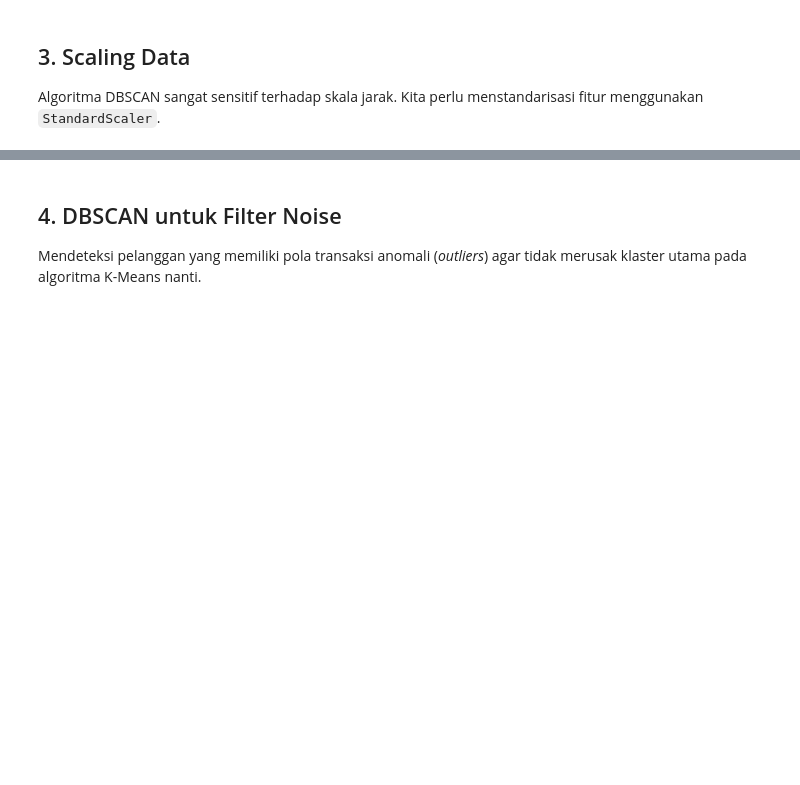
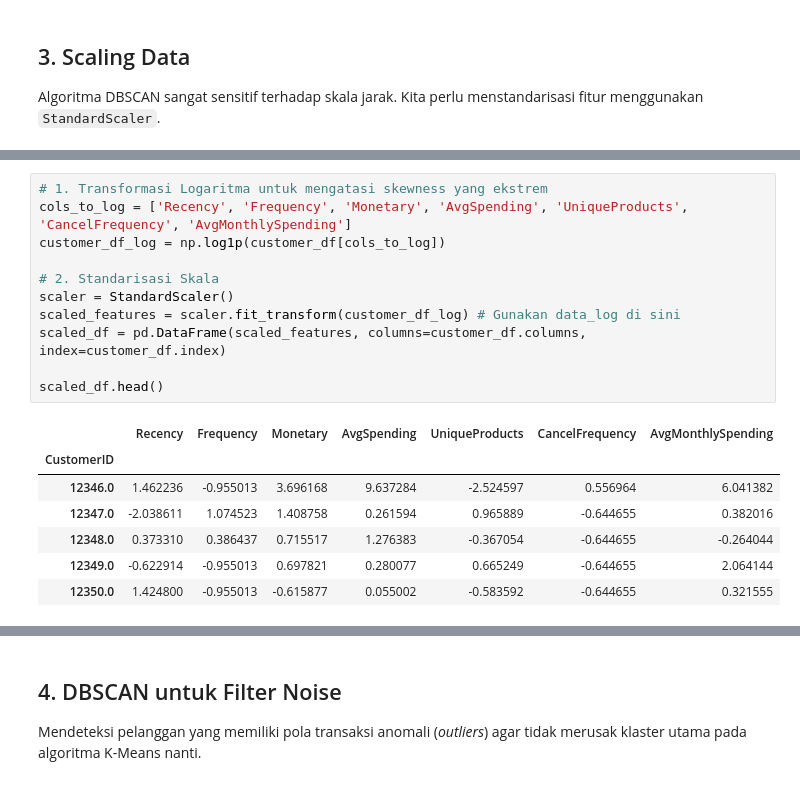
Before and after one commit to nplrahman922/Customer-segmentation-in-the-digital-marketing-ML-Final-Project-, a Jupyter notebook: notebooks/01_eda_and_preprocessing.ipynb, the cells around one changed output, grey strips where cells are left out. Saved outputs shown, nothing was run; the diff lists cells and outputs as text; blank space fills up the shorter version.

Commit message:
refactor: enhance feature engineering and apply log transformation to optimize DBSCAN outlier detection

```diff
--- a/notebooks/01_eda_and_preprocessing.ipynb
+++ b/notebooks/01_eda_and_preprocessing.ipynb
@@ -77,0 +133,19 @@ scaled_df.head()
+# %%
+# 1. Transformasi Logaritma untuk mengatasi skewness yang ekstrem
+cols_to_log = ['Recency', 'Frequency', 'Monetary', 'AvgSpending', 'UniqueProducts', 'CancelFrequency', 'AvgMonthlySpending']
+customer_df_log = np.log1p(customer_df[cols_to_log])
+
+# 2. Standarisasi Skala
+scaler = StandardScaler()
+scaled_features = scaler.fit_transform(customer_df_log) # Gunakan data_log di sini
+scaled_df = pd.DataFrame(scaled_features, columns=customer_df.columns, index=customer_df.index)
+
+scaled_df.head()
+# %% [output]
+|  | Recency | Frequency | Monetary | AvgSpending | UniqueProducts | CancelFrequency | AvgMonthlySpending |
+| CustomerID |  |  |  |  |  |  |  |
+| 12346.0 | 1.462236 | -0.955013 | 3.696168 | 9.637284 | -2.524597 | 0.556964 | 6.041382 |
+| 12347.0 | -2.038611 | 1.074523 | 1.408758 | 0.261594 | 0.965889 | -0.644655 | 0.382016 |
+| 12348.0 | 0.373310 | 0.386437 | 0.715517 | 1.276383 | -0.367054 | -0.644655 | -0.264044 |
+| 12349.0 | -0.622914 | -0.955013 | 0.697821 | 0.280077 | 0.665249 | -0.644655 | 2.064144 |
+| 12350.0 | 1.424800 | -0.955013 | -0.615877 | 0.055002 | -0.583592 | -0.644655 | 0.321555 |
```
Also changed, not shown: parts of 9 cells of this notebook, 3 other files.
